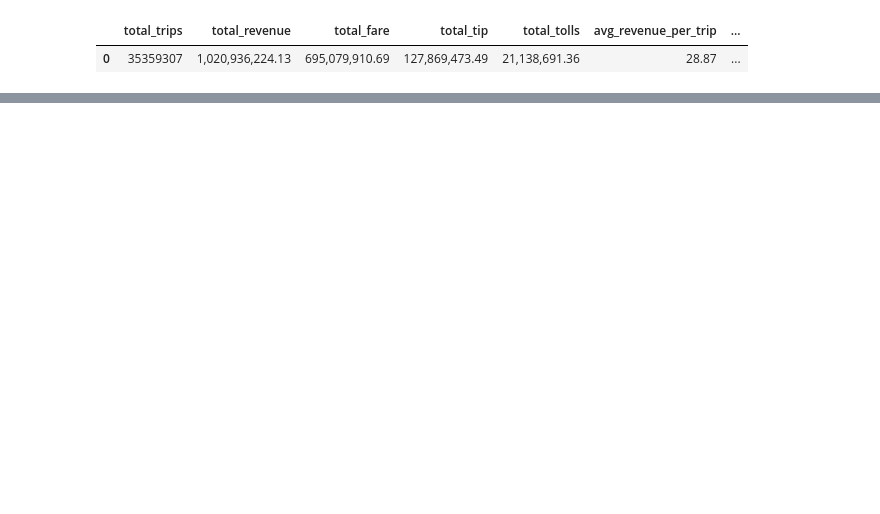
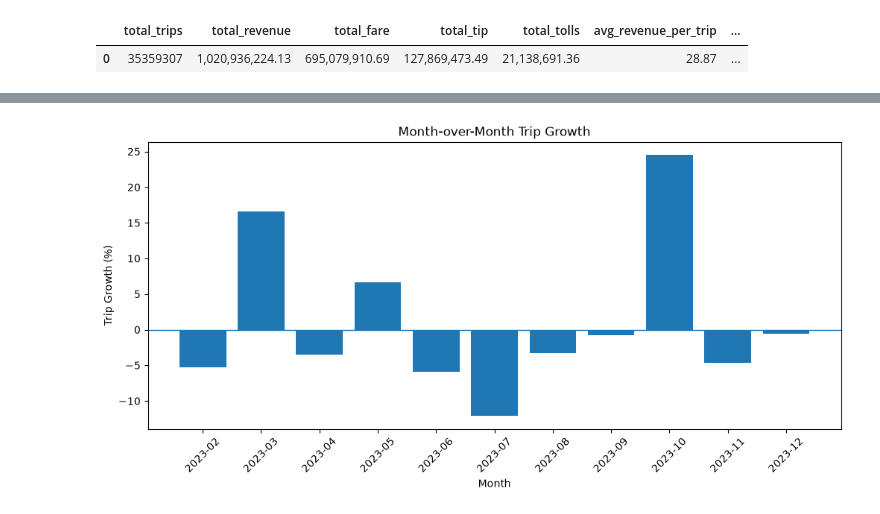
Before and after one commit to sidiqqm/nyc-taxi-trips, a Jupyter notebook: notebooks/01_python_eda.ipynb, the cells around one changed output, grey strips where cells are left out. Cells and saved outputs as stored; diff of their text form; code cells hidden in the pictures; blank space fills up the shorter version.

```diff
--- a/notebooks/01_python_eda.ipynb
+++ b/notebooks/01_python_eda.ipynb
@@ -47,0 +137,11 @@ df_kpi
+# %%
+plt.figure(figsize=(12, 5))
+plt.bar(df_monthly["pickup_year_month"], df_monthly["trips_mom_growth_percentage"])
+plt.title("Month-over-Month Trip Growth")
+plt.xlabel("Month")
+plt.ylabel("Trip Growth (%)")
+plt.xticks(rotation=45)
+plt.axhline(0, linewidth=1)
+plt.show()
+# %% [output]
+[figure, added]
```
Also changed, not shown: parts of 7 cells of this notebook.
